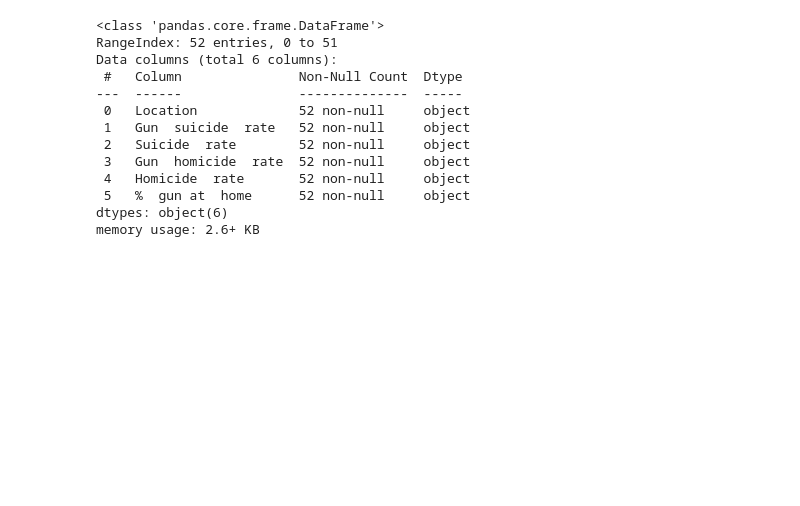
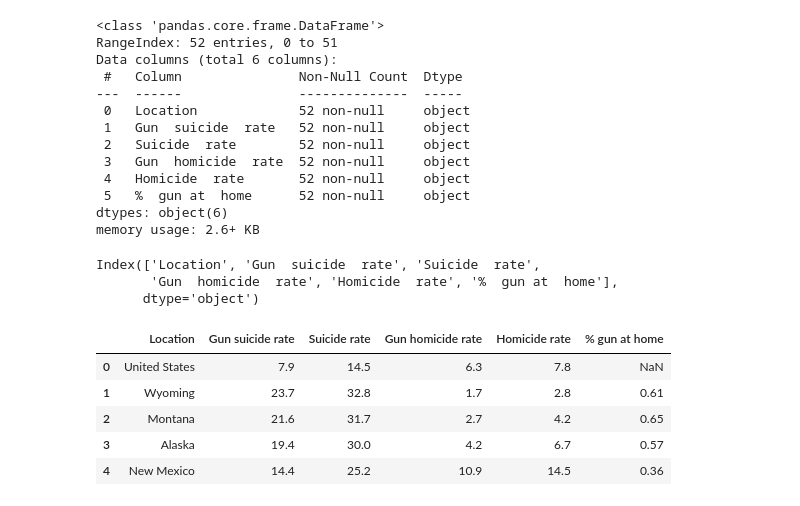
Before and after one commit to nallequintero/4geeks_class, a Jupyter notebook: notebooks/10_web_scraping.ipynb, the cells around one changed output. Saved outputs shown, nothing was run; the diff lists cells and outputs as text; code cells hidden in the pictures; blank space fills up the shorter version.

Commit message:
limpieza de dataframe y convertir variables

```diff
--- a/notebooks/10_web_scraping.ipynb
+++ b/notebooks/10_web_scraping.ipynb
@@ -178,2 +179,34 @@ memory usage: 2.6+ KB
 # y convertir columna de porcentajes en numeros extraer el simbolo %
 # convertir a numero y dividir /100
+# %%
+df.columns
+# %% [output]
+Index(['Location', 'Gun  suicide  rate', 'Suicide  rate',
+       'Gun  homicide  rate', 'Homicide  rate', '%  gun at  home'],
+      dtype='object')
+# %%
+#limpiar el dataframe
+df['%  gun at  home'] = df['%  gun at  home'].replace('[a]', np.nan)
+df['Gun  homicide  rate'] = df['Gun  homicide  rate'].replace('[b]', np.nan)
+df['Gun  homicide  rate'] = df['Gun  homicide  rate'].replace('[c]', np.nan)
+df['%  gun at  home'] = df['%  gun at  home'].replace('[d]', np.nan)
+# %%
+# eliminar el simbolo % y reemplazar por nada
+df['%  gun at  home'] = df['%  gun at  home'].str.replace('%','',regex=False)
+# %%
+#convertir la variable en float y dividir entre 100
+df['%  gun at  home'] = df['%  gun at  home'].astype(float)/100
+# %%
+df['Gun  suicide  rate'] = df['Gun  suicide  rate'].astype(float)
+df['Suicide  rate'] = df['Suicide  rate'].astype(float)
+df['Gun  homicide  rate'] = df['Gun  homicide  rate'].astype(float)
+df['Homicide  rate'] = df['Homicide  rate'].astype(float)
+# %%
+df.head()
+# %% [output]
+|  | Location | Gun suicide rate | Suicide rate | Gun homicide rate | Homicide rate | % gun at home |
+| 0 | United States | 7.9 | 14.5 | 6.3 | 7.8 | NaN |
+| 1 | Wyoming | 23.7 | 32.8 | 1.7 | 2.8 | 0.61 |
+| 2 | Montana | 21.6 | 31.7 | 2.7 | 4.2 | 0.65 |
+| 3 | Alaska | 19.4 | 30.0 | 4.2 | 6.7 | 0.57 |
+| 4 | New Mexico | 14.4 | 25.2 | 10.9 | 14.5 | 0.36 |
```
Also changed, not shown: parts of 5 cells of this notebook.
